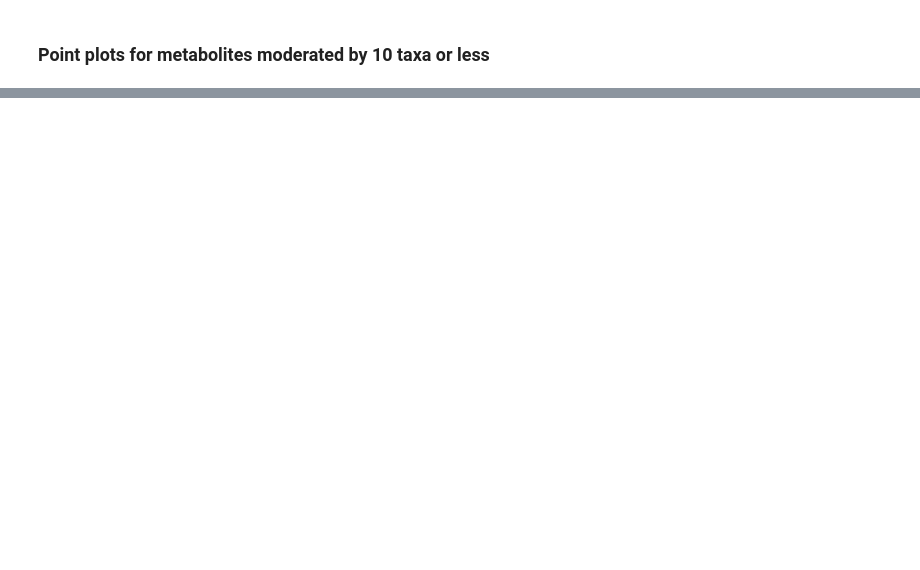
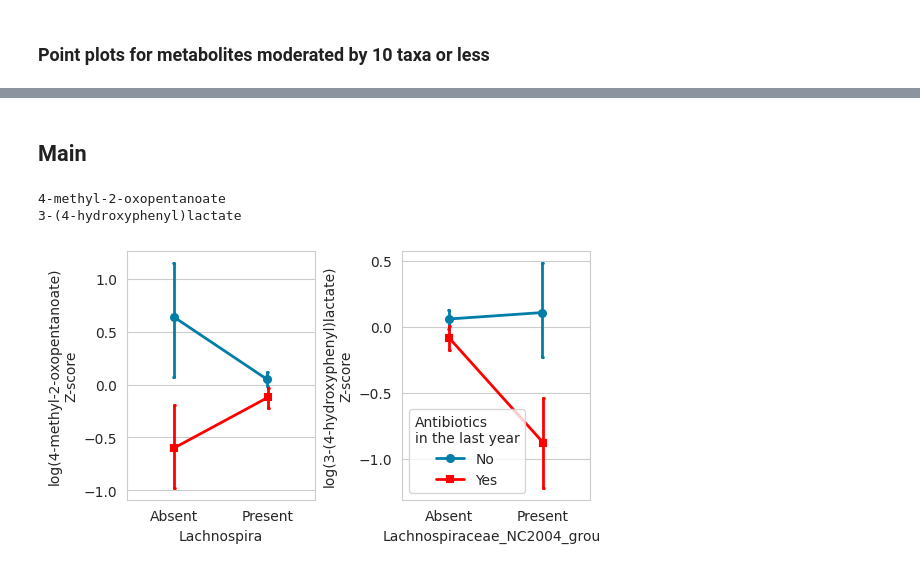
Before and after one commit to Gibbons-Lab/2026_cperez_antibiotic_recency, a Jupyter notebook: 04_interactions_mets_diet/microbe_presence_interaction_regressions.ipynb, the cells around one changed output, grey strips where cells are left out. Cells and saved outputs as stored; diff of their text form; code cells hidden in the pictures; blank space fills up the shorter version.

```diff
--- a/04_interactions_mets_diet/microbe_presence_interaction_regressions.ipynb
+++ b/04_interactions_mets_diet/microbe_presence_interaction_regressions.ipynb
@@ -1696,0 +1676,9 @@ len(pointplot_tuples)
+# %%
+main = [
+    ('metabolite_100000551', 'Bacteria_Firmicutes_Clostridia_Clostridiales_Lachnospiraceae_Lachnospira'),
+    ('metabolite_240','Bacteria_Firmicutes_Clostridia_Clostridiales_Lachnospiraceae_Lachnospiraceae_NC2004_group')]
+suppl = [
+    ('metabolite_100002514','Bacteria_Bacteroidetes_Bacteroidia_Bacteroidales_Prevotellaceae_Prevotella_2'),
+    ('metabolite_100002514','Bacteria_Firmicutes_Clostridia_Clostridiales_Lachnospiraceae_Dorea'),
+    ('metabolite_999946510','Bacteria_Bacteroidetes_Bacteroidia_Bacteroidales_Rikenellaceae_Rikenellaceae_RC9_gut_group'),
+    ('metabolite_100001624','Bacteria_Proteobacteria_Gammaproteobacteria_Betaproteobacteriales_Burkholderiaceae_Oxalobacter'),]
@@ -1697,37 +1692,39 @@ len(pointplot_tuples)
+# %% [markdown]
+## Main
 # %%
-abx_year_pal = {0: "#007ea7", 1: 'red'}
-line_order = ['-', '--']
-x_labels = ['Absent','Present']
-legend_labels = {'0': 'No', '1': 'Yes'}
-markers_order = ["o","s"]
-sns.set_style("whitegrid")
-fig, axes = plt.subplots(nrows=3, ncols=4, figsize=(12, 12), constrained_layout=True)
+fig, axes = plt.subplots(nrows=1, ncols=2, figsize=(5.5, 3), constrained_layout=True)
 axes = axes.flatten()
+import matplotlib.ticker as ticker
 
-for i, tuple_pair in enumerate(pointplot_tuples):
+for i, tuple_pair in enumerate(main):
     sns.set_style("whitegrid")
     ax = axes[i]
-    metab = pointplot_tuples[i][0]
-    microbe = pointplot_tuples[i][1]
+    metab = main[i][0]
+    microbe = main[i][1]
     get_metab_name = sig_interactions_pa[sig_interactions_pa['metabolite'] == metab]['CHEMICAL_NAME'].tolist()[0]
     get_plot_name = sig_interactions_pa[sig_interactions_pa['microbe'] == microbe]['plot_name'].tolist()[0]
     print(get_metab_name)
-    if i == 0:
+    if i == 1:
         sns.pointplot(data=metabolites_microbes_pa_df, x=microbe, y=metab,
-                    linewidth=2, hue='abx_year', ms=5, capsize=0.01, linestyles=line_order,
+                    linewidth=2, hue='abx_year', ms=5, capsize=0.01, #linestyles=line_order,
                     palette=abx_year_pal,  markers=markers_order, dodge=0.01, legend=True, ax=ax)
         handles, labels = ax.get_legend_handles_labels()
         new_labels = [legend_labels.get(label, label) for label in labels] # Replace labels
-        ax.legend(handles, new_labels, title="Antibiotics in the last year")
-        sns.move_legend(ax, "upper right")
+        ax.legend(handles, new_labels, title="Antibiotics\nin the last year")
+        sns.move_legend(ax, "lower left")
+        ax.yaxis.set_major_locator(ticker.MultipleLocator(0.5))
     else:
         sns.pointplot(data=metabolites_microbes_pa_df, x=microbe, y=metab,
-                linewidth=2, hue='abx_year', ms=5, capsize=0.01, linestyles=line_order,
+                linewidth=2, hue='abx_year', ms=5, capsize=0.01, #linestyles=line_order,
                 palette=abx_year_pal, markers=markers_order, dodge=0.01, legend=False, ax=ax)
     current_positions = ax.get_xticks()
     ax.set_xticks(current_positions, labels=x_labels)
     ax.set_xlabel(f'{get_plot_name}')
-    ax.set_ylabel(f'log({get_metab_name}) Z-score')
+    ax.set_ylabel(f'log({get_metab_name})\nZ-score')
 
-plt.savefig("figures/microbe_metab_interactions_pointplots.pdf")
+plt.savefig("../figures/microbe_metab_interactions_pointplots_main.pdf")
 plt.show()
+# %% [output]
+4-methyl-2-oxopentanoate
+3-(4-hydroxyphenyl)lactate
+[figure, added]
```
Also changed, not shown: parts of 23 cells of this notebook, 38 other files.
